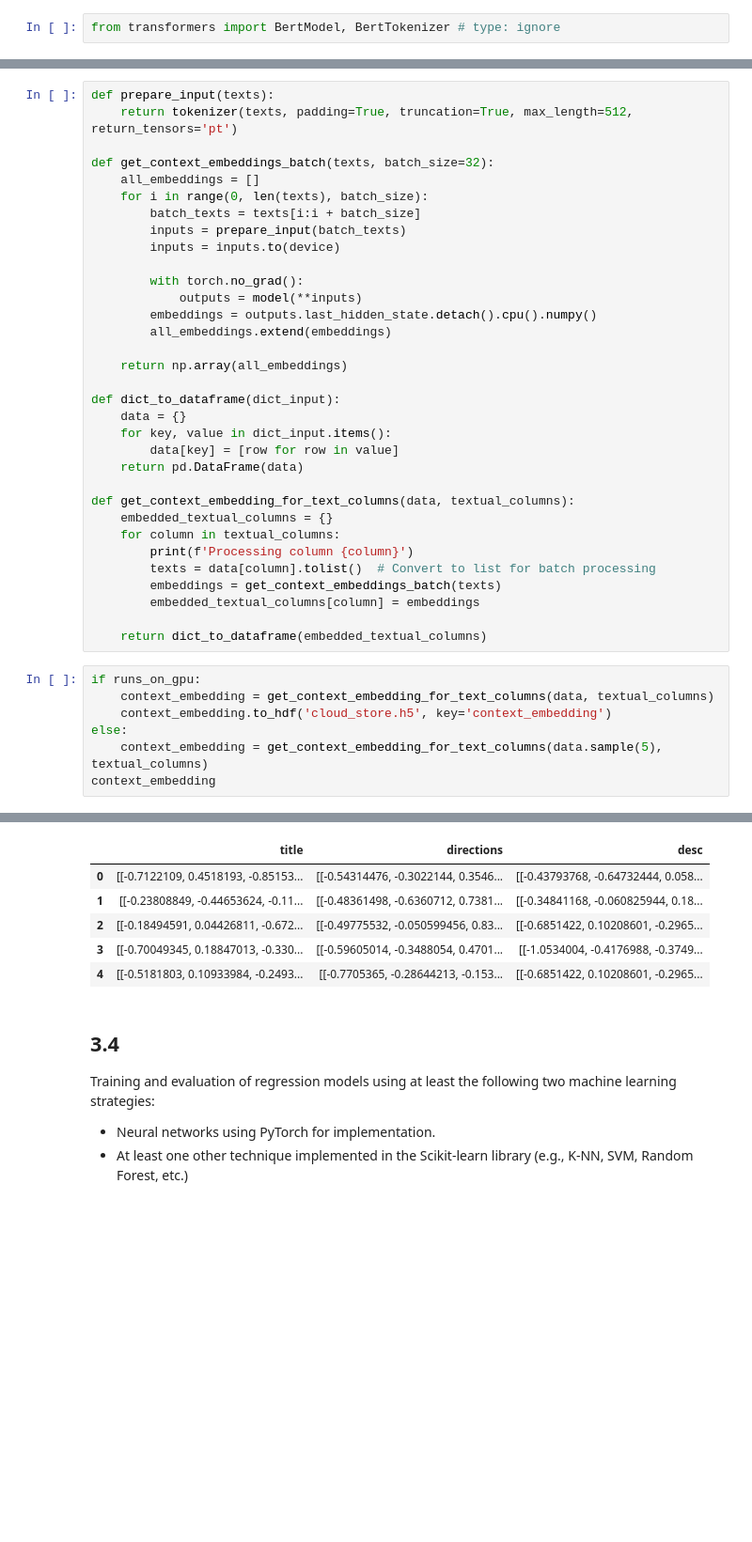
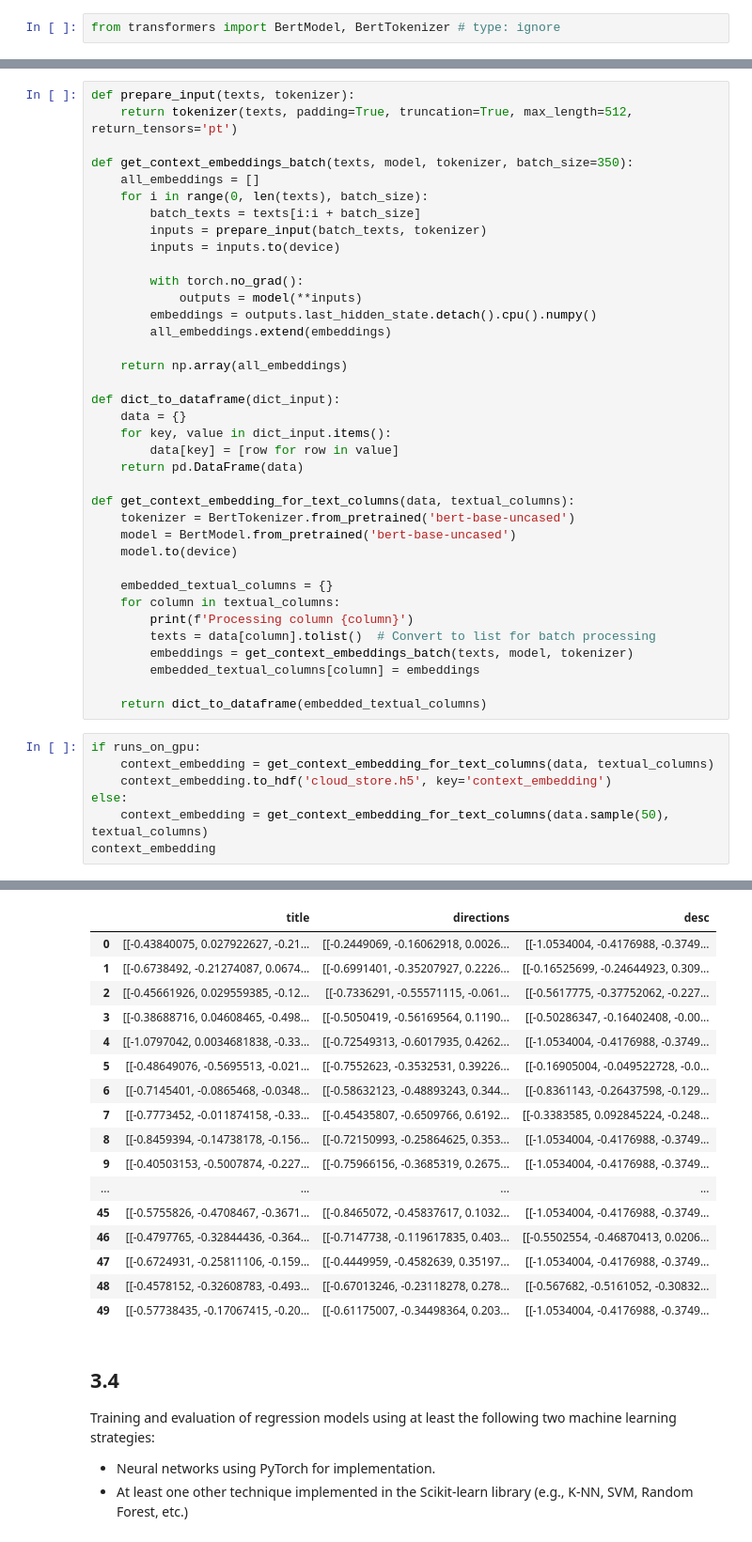
Before and after one commit to BenediktMehl/DataProcessingFinalProject, a Jupyter notebook: main.ipynb, the cells around one changed output, grey strips where cells are left out. Shown at 94% size. Saved outputs shown, nothing was run; the diff lists cells and outputs as text; blank space fills up the shorter version.

```diff
--- a/main.ipynb
+++ b/main.ipynb
@@ -285,12 +263,12 @@ BertModel(
 # %%
-def prepare_input(texts):
+def prepare_input(texts, tokenizer):
     return tokenizer(texts, padding=True, truncation=True, max_length=512, return_tensors='pt')
 
-def get_context_embeddings_batch(texts, batch_size=32):
+def get_context_embeddings_batch(texts, model, tokenizer, batch_size=350):
     all_embeddings = []
     for i in range(0, len(texts), batch_size):
         batch_texts = texts[i:i + batch_size]
-        inputs = prepare_input(batch_texts)
+        inputs = prepare_input(batch_texts, tokenizer)
         inputs = inputs.to(device)
 
         with torch.no_grad():
@@ -307,31 +285,46 @@ def dict_to_dataframe(dict_input):
     return pd.DataFrame(data)
 
 def get_context_embedding_for_text_columns(data, textual_columns):
+    tokenizer = BertTokenizer.from_pretrained('bert-base-uncased')
+    model = BertModel.from_pretrained('bert-base-uncased')
+    model.to(device)
+
     embedded_textual_columns = {}
     for column in textual_columns:
         print(f'Processing column {column}')
         texts = data[column].tolist()  # Convert to list for batch processing
-        embeddings = get_context_embeddings_batch(texts)
+        embeddings = get_context_embeddings_batch(texts, model, tokenizer)
         embedded_textual_columns[column] = embeddings
 
     return dict_to_dataframe(embedded_textual_columns)
 # %%
 if runs_on_gpu:
     context_embedding = get_context_embedding_for_text_columns(data, textual_columns)
     context_embedding.to_hdf('cloud_store.h5', key='context_embedding')
 else:
-    context_embedding = get_context_embedding_for_text_columns(data.sample(5), textual_columns)
+    context_embedding = get_context_embedding_for_text_columns(data.sample(50), textual_columns)
 context_embedding
 # %% [output]
 Processing column title
 Processing column directions
 Processing column desc
 |  | title | directions | desc |
-| 0 | [[-0.7122109, 0.4518193, -0.85153... | [[-0.54314476, -0.3022144, 0.3546... | [[-0.43793768, -0.64732444, 0.058... |
-| 1 | [[-0.23808849, -0.44653624, -0.11... | [[-0.48361498, -0.6360712, 0.7381... | [[-0.34841168, -0.060825944, 0.18... |
-| 2 | [[-0.18494591, 0.04426811, -0.672... | [[-0.49775532, -0.050599456, 0.83... | [[-0.6851422, 0.10208601, -0.2965... |
-| 3 | [[-0.70049345, 0.18847013, -0.330... | [[-0.59605014, -0.3488054, 0.4701... | [[-1.0534004, -0.4176988, -0.3749... |
-| 4 | [[-0.5181803, 0.10933984, -0.2493... | [[-0.7705365, -0.28644213, -0.153... | [[-0.6851422, 0.10208601, -0.2965... |
+| 0 | [[-0.43840075, 0.027922627, -0.21... | [[-0.2449069, -0.16062918, 0.0026... | [[-1.0534004, -0.4176988, -0.3749... |
+| 1 | [[-0.6738492, -0.21274087, 0.0674... | [[-0.6991401, -0.35207927, 0.2226... | [[-0.16525699, -0.24644923, 0.309... |
+| 2 | [[-0.45661926, 0.029559385, -0.12... | [[-0.7336291, -0.55571115, -0.061... | [[-0.5617775, -0.37752062, -0.227... |
+| 3 | [[-0.38688716, 0.04608465, -0.498... | [[-0.5050419, -0.56169564, 0.1190... | [[-0.50286347, -0.16402408, -0.00... |
+| 4 | [[-1.0797042, 0.0034681838, -0.33... | [[-0.72549313, -0.6017935, 0.4262... | [[-1.0534004, -0.4176988, -0.3749... |
+| 5 | [[-0.48649076, -0.5695513, -0.021... | [[-0.7552623, -0.3532531, 0.39226... | [[-0.16905004, -0.049522728, -0.0... |
+| 6 | [[-0.7145401, -0.0865468, -0.0348... | [[-0.58632123, -0.48893243, 0.344... | [[-0.8361143, -0.26437598, -0.129... |
+| 7 | [[-0.7773452, -0.011874158, -0.33... | [[-0.45435807, -0.6509766, 0.6192... | [[-0.3383585, 0.092845224, -0.248... |
+| 8 | [[-0.8459394, -0.14738178, -0.156... | [[-0.72150993, -0.25864625, 0.353... | [[-1.0534004, -0.4176988, -0.3749... |
+| 9 | [[-0.40503153, -0.5007874, -0.227... | [[-0.75966156, -0.3685319, 0.2675... | [[-1.0534004, -0.4176988, -0.3749... |
+| ... | ... | ... | ... |
+| 45 | [[-0.5755826, -0.4708467, -0.3671... | [[-0.8465072, -0.45837617, 0.1032... | [[-1.0534004, -0.4176988, -0.3749... |
+| 46 | [[-0.4797765, -0.32844436, -0.364... | [[-0.7147738, -0.119617835, 0.403... | [[-0.5502554, -0.46870413, 0.0206... |
+| 47 | [[-0.6724931, -0.25811106, -0.159... | [[-0.4449959, -0.4582639, 0.35197... | [[-1.0534004, -0.4176988, -0.3749... |
+| 48 | [[-0.4578152, -0.32608783, -0.493... | [[-0.67013246, -0.23118278, 0.278... | [[-0.567682, -0.5161052, -0.30832... |
+| 49 | [[-0.57738435, -0.17067415, -0.20... | [[-0.61175007, -0.34498364, 0.203... | [[-1.0534004, -0.4176988, -0.3749... |
 # %% [markdown]
 ## 3.4
 Training and evaluation of regression models using at least the following two machine learning strategies:
```
Also changed, not shown: parts of 1 cell of this notebook.
